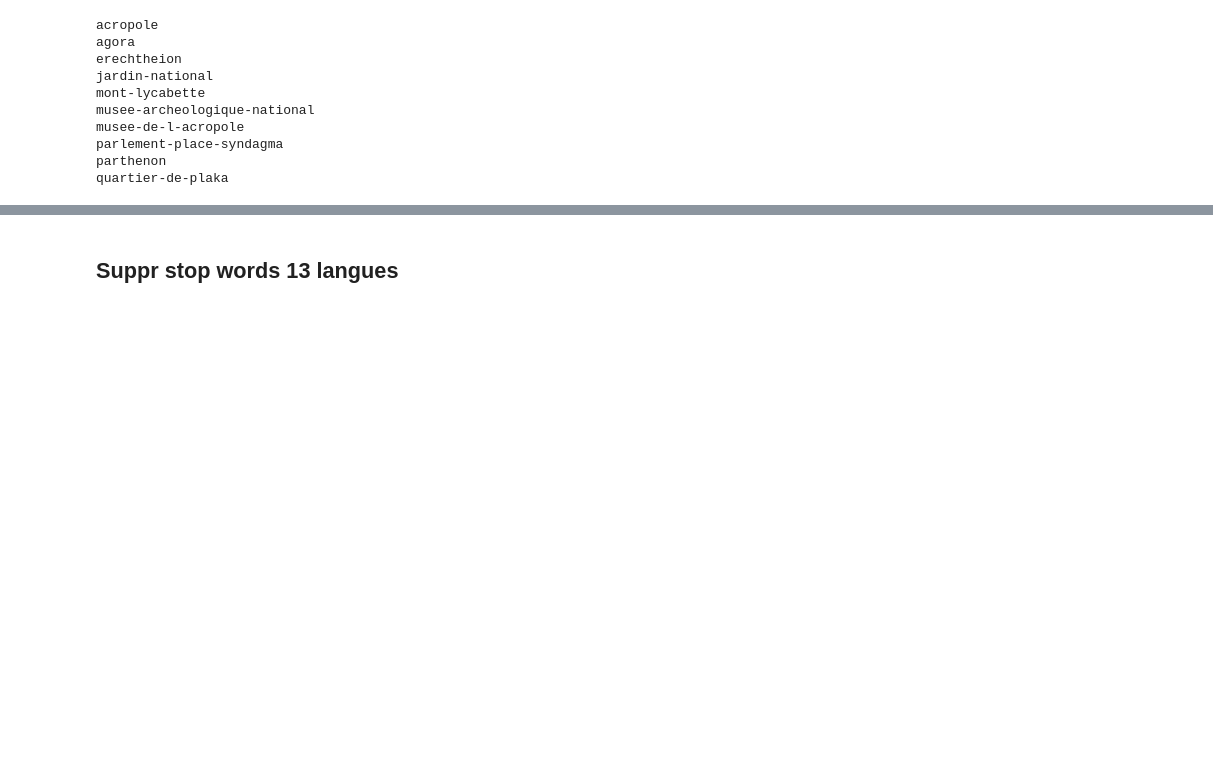
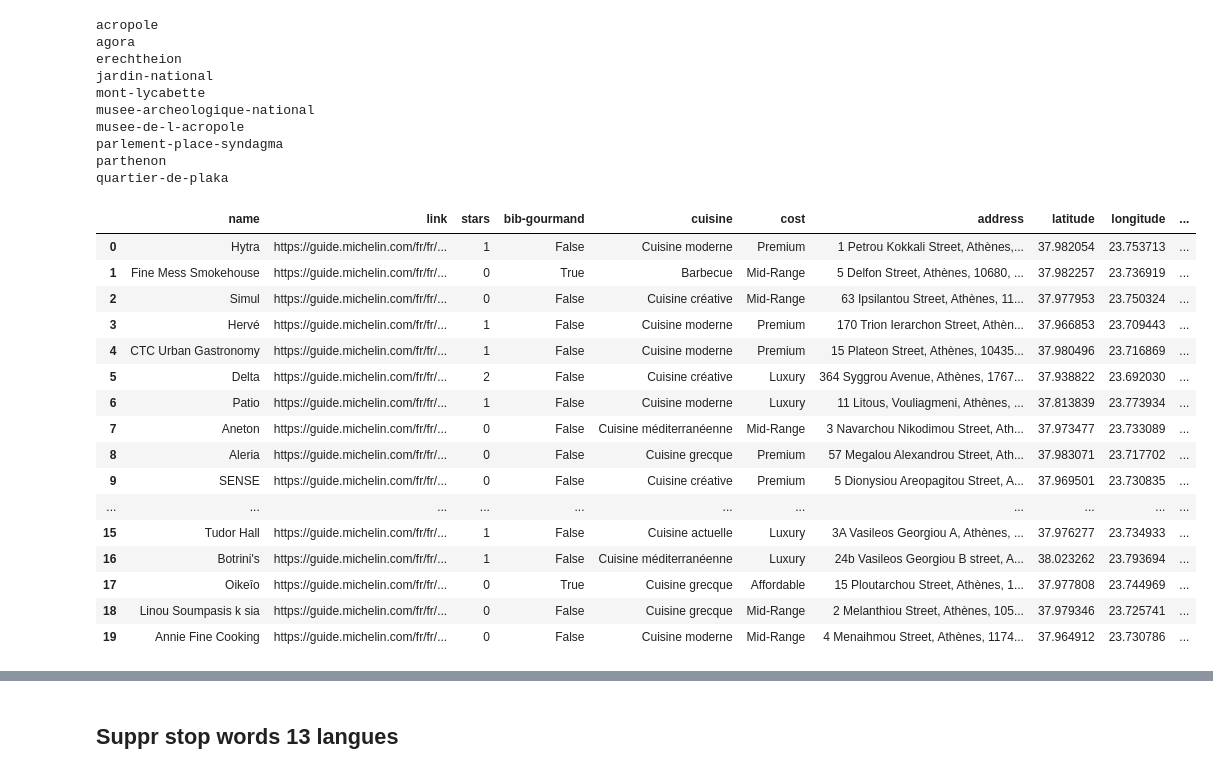
Before and after one commit to MarinHeckmann/webscapping-project, a Jupyter notebook: src/notebook/routard_michelin_scrap.ipynb, the cells around one changed output, grey strips where cells are left out. Saved outputs shown, nothing was run; the diff lists cells and outputs as text; code cells hidden in the pictures; blank space fills up the shorter version.

```diff
--- a/src/notebook/routard_michelin_scrap.ipynb
+++ b/src/notebook/routard_michelin_scrap.ipynb
@@ -36,7 +36,7 @@ city = 'athens'
 # %%
 COSTS = ['Affordable', 'Mid-Range', 'Premium', 'Luxury']
 def scrap_michelin(city, region=None):
-    data = {}
+    data = []
     if region is None:
         url = f"https://guide.michelin.com/fr/fr/{city}-region/restaurants?sort=distance"
     else:
@@ -69,41 +69,60 @@ def scrap_michelin(city, region=None):
         price, cuisine = tmp.split(" · ")
         cost = COSTS[len(price)-1]
         address, latitude, longitude = scrap_resto_link(link)
-        data[name] = {
+        data.append({
+            "name": name,
             "link": link,
             "stars": nb_stars,
             "bib-gourmand": bib_gourmand,
             "cuisine": cuisine,
             "cost": cost,
             "address": address,
             "latitude":latitude,
             "longitude": longitude,
             "gastonomie_durable": gastronomie_durable
-        }
-    return data
+        })
+    return pd.DataFrame(data)
 
 def scrap_resto_link(url):
     resto_req = requests.get(url)
     resto_soup = BeautifulSoup(resto_req.text, 'html.parser')
     address = ""
     for div in resto_soup.find_all('div', {'class':'data-sheet__block--text'}):
         text = div.text.strip()
         if not '\n' in text:
             address = text
             break
     latitude, longitude = None, None
     for iframe in resto_soup.find_all('iframe'):
         i_src = iframe.get('src')
         if i_src is None:
             continue
         if "maps" in i_src:
             search = re.search(r'q=([-+]?[0-9]*\.?[0-9]+),([-+]?[0-9]*\.?[0-9]+)', i_src)
             if search:
                 latitude = float(search.group(1))
                 longitude = float(search.group(2))
     return address, latitude, longitude
 
-# print(scrap_michelin('athens', 'attica'))
+display(scrap_michelin('athens', 'attica'))
+# %% [output]
+|  | name | link | stars | bib-gourmand | cuisine | cost | address | latitude | longitude | ... |
+| 0 | Hytra | https://guide.michelin.com/fr/fr/... | 1 | False | Cuisine moderne | Premium | 1 Petrou Kokkali Street, Athènes,... | 37.982054 | 23.753713 | ... |
+| 1 | Fine Mess Smokehouse | https://guide.michelin.com/fr/fr/... | 0 | True | Barbecue | Mid-Range | 5 Delfon Street, Athènes, 10680, ... | 37.982257 | 23.736919 | ... |
+| 2 | Simul | https://guide.michelin.com/fr/fr/... | 0 | False | Cuisine créative | Mid-Range | 63 Ipsilantou Street, Athènes, 11... | 37.977953 | 23.750324 | ... |
+| 3 | Hervé | https://guide.michelin.com/fr/fr/... | 1 | False | Cuisine moderne | Premium | 170 Trion Ierarchon Street, Athèn... | 37.966853 | 23.709443 | ... |
+| 4 | CTC Urban Gastronomy | https://guide.michelin.com/fr/fr/... | 1 | False | Cuisine moderne | Premium | 15 Plateon Street, Athènes, 10435... | 37.980496 | 23.716869 | ... |
+| 5 | Delta | https://guide.michelin.com/fr/fr/... | 2 | False | Cuisine créative | Luxury | 364 Syggrou Avenue, Athènes, 1767... | 37.938822 | 23.692030 | ... |
+| 6 | Patio | https://guide.michelin.com/fr/fr/... | 1 | False | Cuisine moderne | Luxury | 11 Litous, Vouliagmeni, Athènes, ... | 37.813839 | 23.773934 | ... |
+| 7 | Aneton | https://guide.michelin.com/fr/fr/... | 0 | False | Cuisine méditerranéenne | Mid-Range | 3 Navarchou Nikodimou Street, Ath... | 37.973477 | 23.733089 | ... |
+| 8 | Aleria | https://guide.michelin.com/fr/fr/... | 0 | False | Cuisine grecque | Premium | 57 Megalou Alexandrou Street, Ath... | 37.983071 | 23.717702 | ... |
+| 9 | SENSE | https://guide.michelin.com/fr/fr/... | 0 | False | Cuisine créative | Premium | 5 Dionysiou Areopagitou Street, A... | 37.969501 | 23.730835 | ... |
+| ... | ... | ... | ... | ... | ... | ... | ... | ... | ... | ... |
+| 15 | Tudor Hall | https://guide.michelin.com/fr/fr/... | 1 | False | Cuisine actuelle | Luxury | 3A Vasileos Georgiou A, Athènes, ... | 37.976277 | 23.734933 | ... |
+| 16 | Botrini's | https://guide.michelin.com/fr/fr/... | 1 | False | Cuisine méditerranéenne | Luxury | 24b Vasileos Georgiou B street, A... | 38.023262 | 23.793694 | ... |
+| 17 | Oikeîo | https://guide.michelin.com/fr/fr/... | 0 | True | Cuisine grecque | Affordable | 15 Ploutarchou Street, Athènes, 1... | 37.977808 | 23.744969 | ... |
+| 18 | Linou Soumpasis k sia | https://guide.michelin.com/fr/fr/... | 0 | False | Cuisine grecque | Mid-Range | 2 Melanthiou Street, Athènes, 105... | 37.979346 | 23.725741 | ... |
+| 19 | Annie Fine Cooking | https://guide.michelin.com/fr/fr/... | 0 | False | Cuisine moderne | Mid-Range | 4 Menaihmou Street, Athènes, 1174... | 37.964912 | 23.730786 | ... |
 # %%
 # https://guide.michelin.com/fr/fr/attica/athens/restaurants/page/2?sort=distance
 # faire les pages suivantes ?
```
Also changed, not shown: parts of 3 cells of this notebook, 1 other file.
